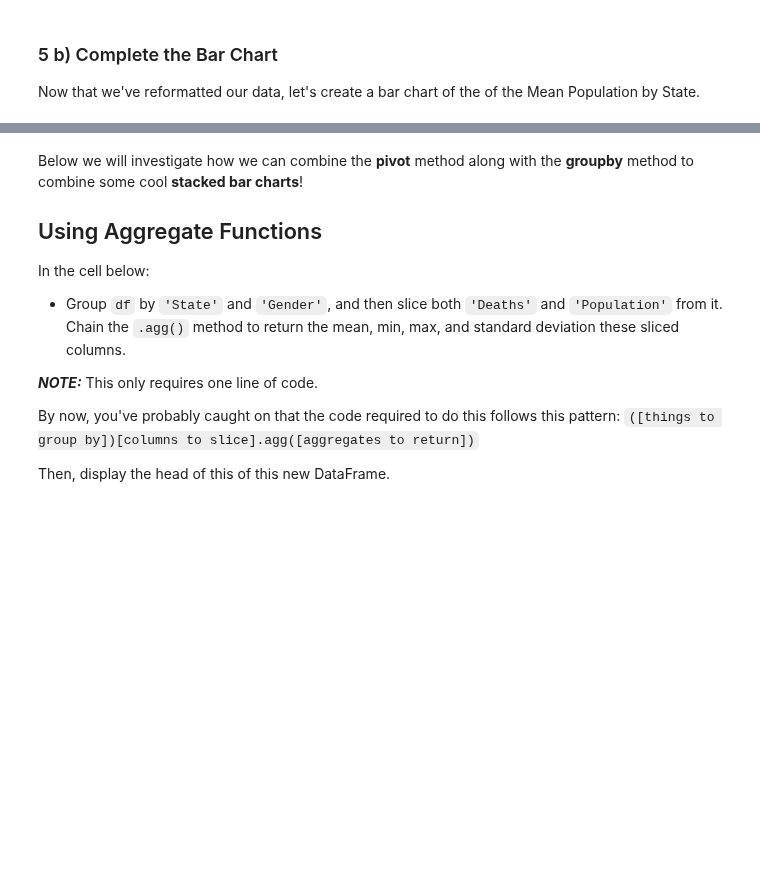
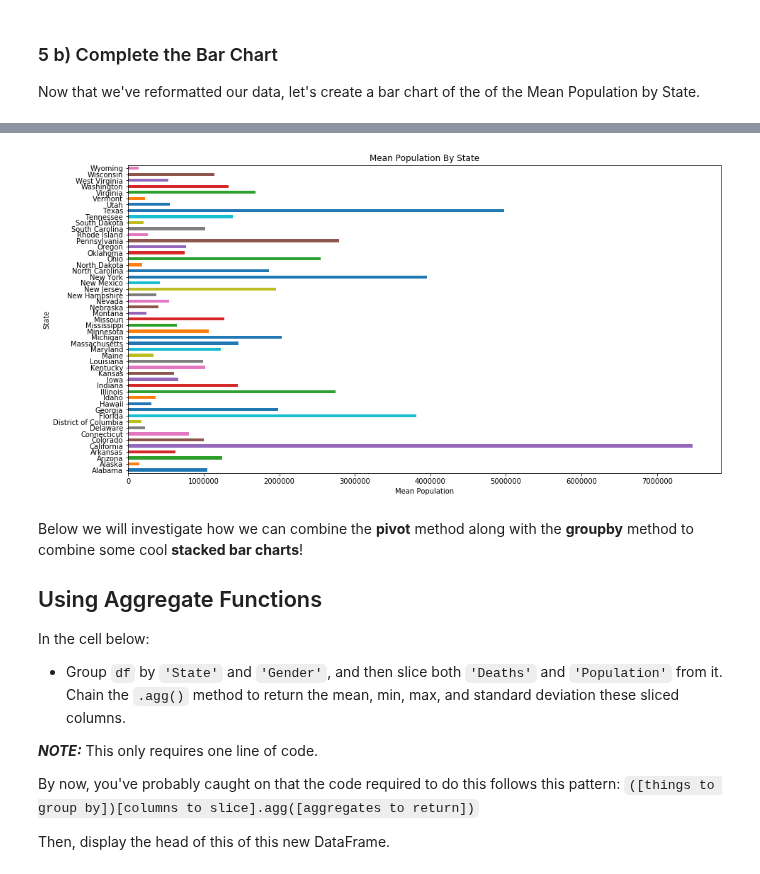
Before and after one commit to fromdatavistodatascience/dsc-pivot-tables-pandas-lab-seattle-ds-062419, a Jupyter notebook: index.ipynb, the cells around one changed output, grey strips where cells are left out. Saved outputs shown, nothing was run; the diff lists cells and outputs as text; code cells hidden in the pictures; blank space fills up the shorter version.

```diff
--- a/index.ipynb
+++ b/index.ipynb
@@ -235,7 +235,7 @@ Now that we've reformatted our data, let's create a bar chart of the of the Mean
 #Your code here
 mean_pop_by_state = df.groupby('State')['Population'].mean()
 
-mean_pop_by_state.plot(kind='barh',figsize(15,8))
+mean_pop_by_state.plot(kind='barh', figsize=(15,8))
 plt.xlabel('Mean Population')
 plt.title('Mean Population By State')
 # %% [output]
@@ -243,3 +243,4 @@ SyntaxError: positional argument follows keyword argument (<ipython-input-18-b4c
+[figure, added]
 # %% [markdown]
 Below we will investigate how we can combine the **pivot** method along with the **groupby** method to combine some cool **stacked bar charts**!
 
```
Also changed, not shown: parts of 1 cell of this notebook.
